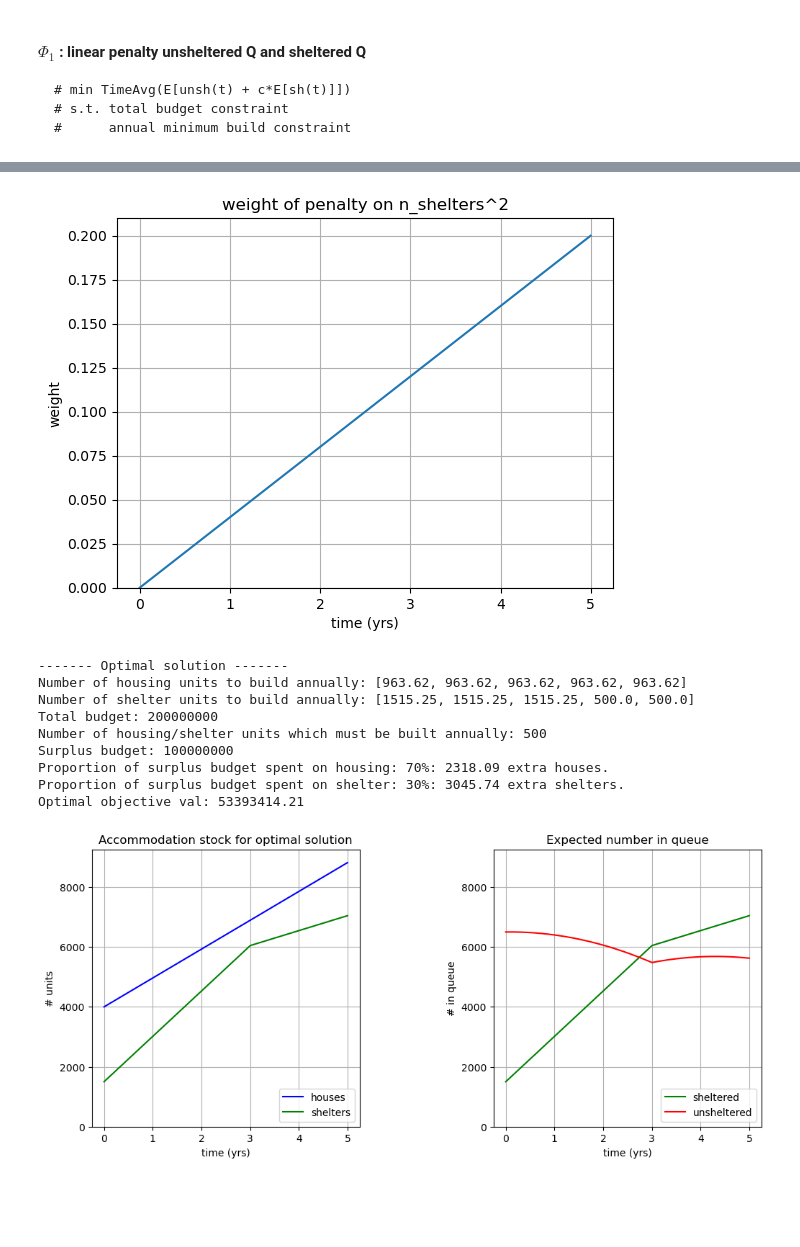
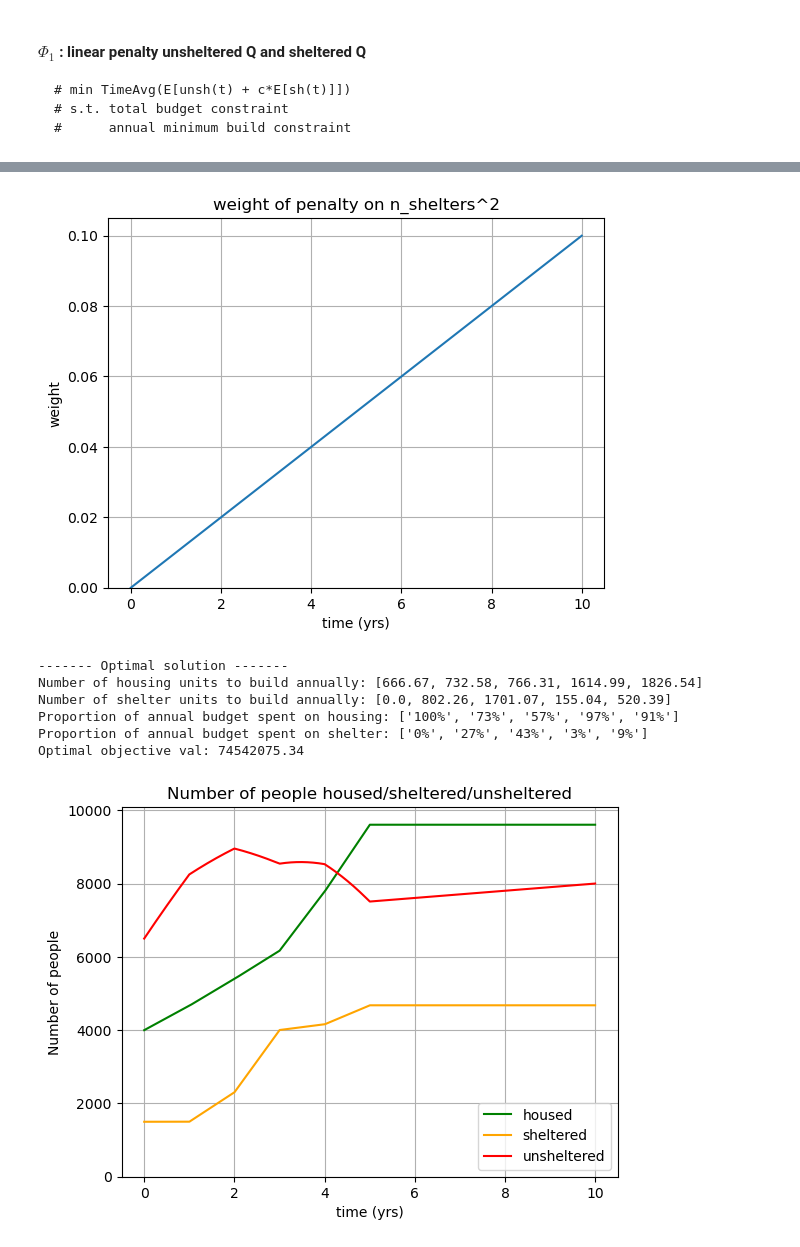
Before and after one commit to grahamburgess3/homeless_services, a Jupyter notebook: 09_Deterministic_Optimisation.ipynb, the cells around one changed output, grey strips where cells are left out. Drawn from its saved outputs; the diff is of its cells as text; code cells hidden in the pictures; blank space fills up the shorter version.

```diff
--- a/09_Deterministic_Optimisation.ipynb
+++ b/09_Deterministic_Optimisation.ipynb
@@ -110,0 +36,22 @@ With quadratic terms in the objective function, an optimal solution is encourage
+# %%
+# imports
+import deterministic_optimisation as do
+
+# Set data for system behaviour
+data = {'initial_capacity' : {'housing':4000, 'shelter':1500},
+        'initial_demand' : 12000, # initial number of people in system
+        'service_mean' : {'housing': 4.0, 'shelter': 0.0}, # in years
+        'arrival_rates' : [3500.0]*5 + [2500.0]*5,
+        'budget' : 200000000, # in dollars
+        'costs_accomm' : {'housing' : 30000, 'shelter' : 10000}, # cost in dollars per unit
+        'baseline_build' : 500} # how many housing units and shelter units we must build at least each year
+
+# Set modeliing options
+modeling_options = {'horizon_model' : 10, # in years
+                    'horizon_decision' : 5, # in years
+                    'timestep' : 1/365, # in years
+                    'model' : do.FluidModel}
+
+# Set up problem and solve
+problem = do.Phi2(data, modeling_options, 'phi2', c=0.25)
+problem.solve('ipopt')
@@ -139,19 +118,16 @@ m = 1.0
 weights = do.get_linear_weight_func(m, modeling_options['horizon_model'], modeling_options['timestep'])
 do.plot_weight_func(weights, modeling_options['horizon_model'], modeling_options['timestep'])
 # %% [output]
-[figure, old version]
+[figure, new version]
 # %%
 # Set up problem and solve
-problem = do.Phi4(data, modeling_options, 'phi4', c=weights, shelter_mode = 3)
+problem = do.Phi4(data, modeling_options, 'phi4', c=weights, budget_props = [0.1, 0.15, 0.2, 0.25, 0.3]) # proportions must add to 1.
 problem.solve('ipopt')
 # %% [output]
 ------- Optimal solution -------
-Number of housing units to build annually: [963.62, 963.62, 963.62, 963.62, 963.62]
-Number of shelter units to build annually: [1515.25, 1515.25, 1515.25, 500.0, 500.0]
-Total budget: 200000000
-Number of housing/shelter units which must be built annually: 500
-Surplus budget: 100000000
-Proportion of surplus budget spent on housing: 70%: 2318.09 extra houses.
-Proportion of surplus budget spent on shelter: 30%: 3045.74 extra shelters.
-Optimal objective val: 53393414.21
+Number of housing units to build annually: [666.67, 732.58, 766.31, 1614.99, 1826.54]
+Number of shelter units to build annually: [0.0, 802.26, 1701.07, 155.04, 520.39]
+Proportion of annual budget spent on housing: ['100%', '73%', '57%', '97%', '91%']
+Proportion of annual budget spent on shelter: ['0%', '27%', '43%', '3%', '9%']
+Optimal objective val: 74542075.34
-[figure, old version]
+[figure, new version]
```
Also changed, not shown: parts of 26 cells of this notebook, 1 other file.
